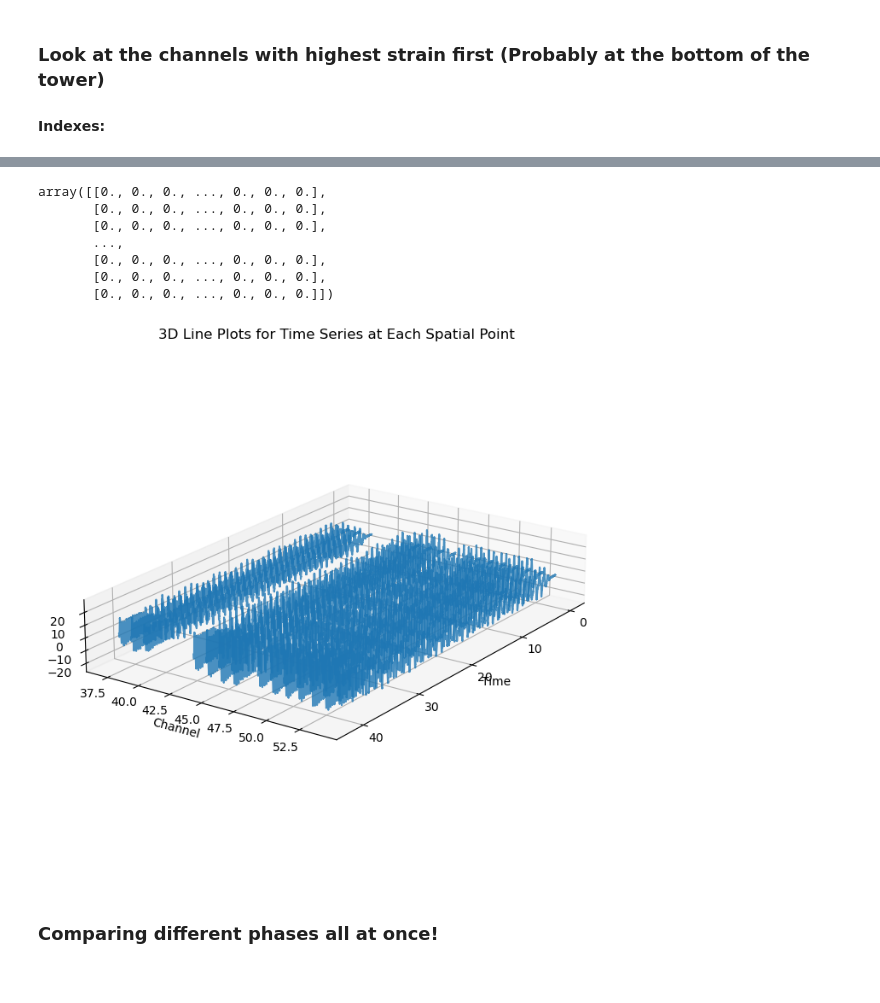
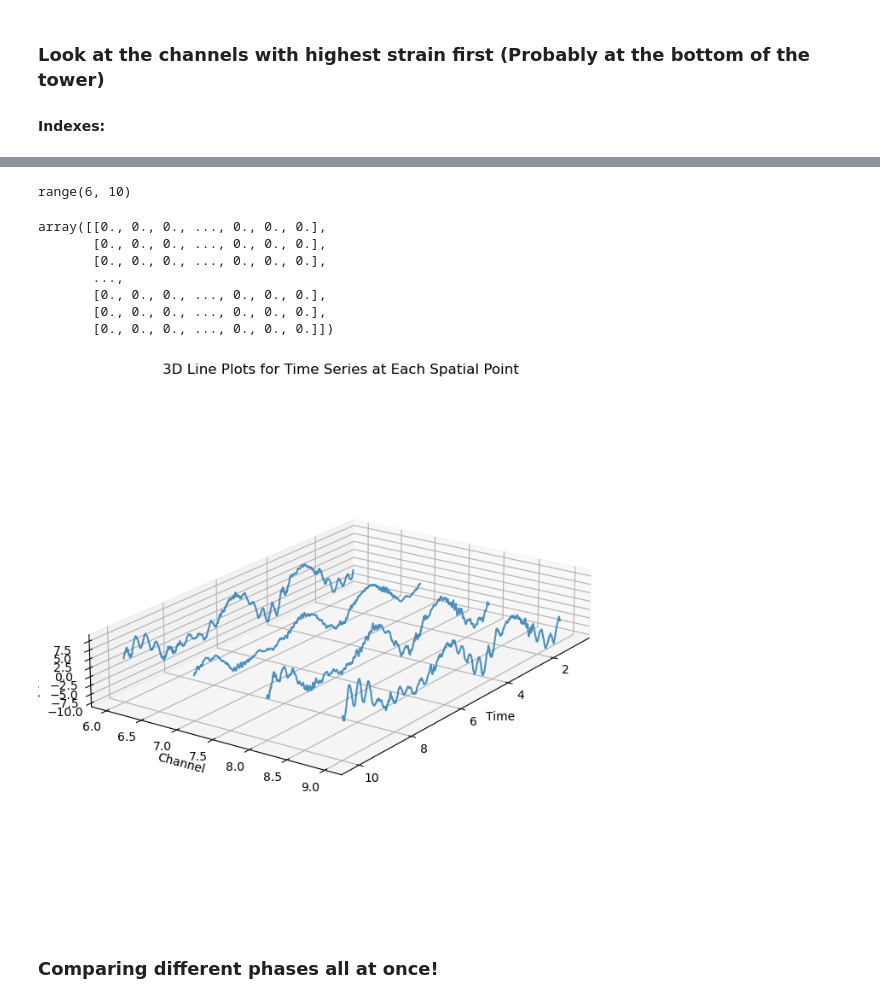
Before and after one commit to jamesterryxu/oklahoma-wind-turbine, a Jupyter notebook: python/das-eda.ipynb, the cells around one changed output, grey strips where cells are left out. Cells and saved outputs as stored; diff of their text form; code cells hidden in the pictures.

```diff
--- a/python/das-eda.ipynb
+++ b/python/das-eda.ipynb
@@ -15,7 +24,7 @@ decim_to_100(filepath,'sensor_2023-06-02T110442-0500')
 # %% [markdown]
 ### First decimate the files down to 100 Hz
 # %%
-directory = '/Users/james/Documents/Research/oklahoma-wind-turbine/data/das/recording_2023-06-02T11_04_43-0500/sensor_2023-06-02T110442-0500_decimated100hz'
+directory = '/Users/james/Documents/Research/oklahoma-wind-turbine/data/das/recording_2023-05-30T11_26_05-0500/sensor_2023-05-30T112603-0500_decimated100hz'
 strain_data = load_decim_data(directory)
 # %%
 print(np.shape(strain_data))
@@ -34,8 +43,8 @@ Estimate, from shed to beginning of first longitudinal cable: 10 meters ~ 1.5 ch
 # %%
 from utils import filter_plot_single
 # %%
-phase_1 = filter_plot_single(strain_data_P1)
-phase_2 = filter_plot_single(strain_data_P2)
-phase_3 = filter_plot_single(strain_data_P3)
-phase_4 = filter_plot_single(strain_data_P4)
+phase_1 = filter_plot_single(strain_data)
+# phase_2 = filter_plot_single(strain_data_P2)
+# phase_3 = filter_plot_single(strain_data_P3)
+# phase_4 = filter_plot_single(strain_data_P4)
 # %%
@@ -79,8 +79,14 @@ phase_4.plot_psd_filtered(5)
 # %%
 # Listing the relevant channels
-# channels = [12,13,14,15,16,17,19,20,21,22,26,27]
-channels = [54,53,52,51,50,49,48,46,45,44,43,39,38,37]
+# channels = [6,7,8,9,10,11,12,13,14,15,16,18,19,20,21,22,26,27,28,30,31,32,33,34,35,36,37,38,39]
+
+channels = range(6,10)
+print(channels)
+# recall that each channel is 1 csu ~ 8m
+# channels = [54,53,52,51,50,49,48,46,45,44,43,39,38,37]
 # channels = [12,13,14,15,16,17,19,20,21,22,26,27,54,53,52,51,50,49,48,46,45,44,43,39,38,37,59,60,61,62,63,64,66,67,68,69,74,75,76,104,103,102,101,100,99,97,96,95,94,90,89]
+# %% [output]
+range(6, 10)
 # %%
 phase_1.butter_all(channels=channels,cutoff_freq=0.05)
 # %% [output]
@@ -92,9 +98,9 @@ array([[0., 0., 0., ..., 0., 0., 0.],
        [0., 0., 0., ..., 0., 0., 0.],
        [0., 0., 0., ..., 0., 0., 0.]])
 # %%
-phase_1.iso_view_plot(channels=channels)
+phase_1.iso_view_plot(channels=channels,time_start=100,time_end=1000)
 # %% [output]
-[figure, old version]
+[figure, new version]
 # %% [markdown]
 ### Comparing different phases all at once!
 # %%
```
Also changed, not shown: parts of 8 cells of this notebook, 3 other files.
